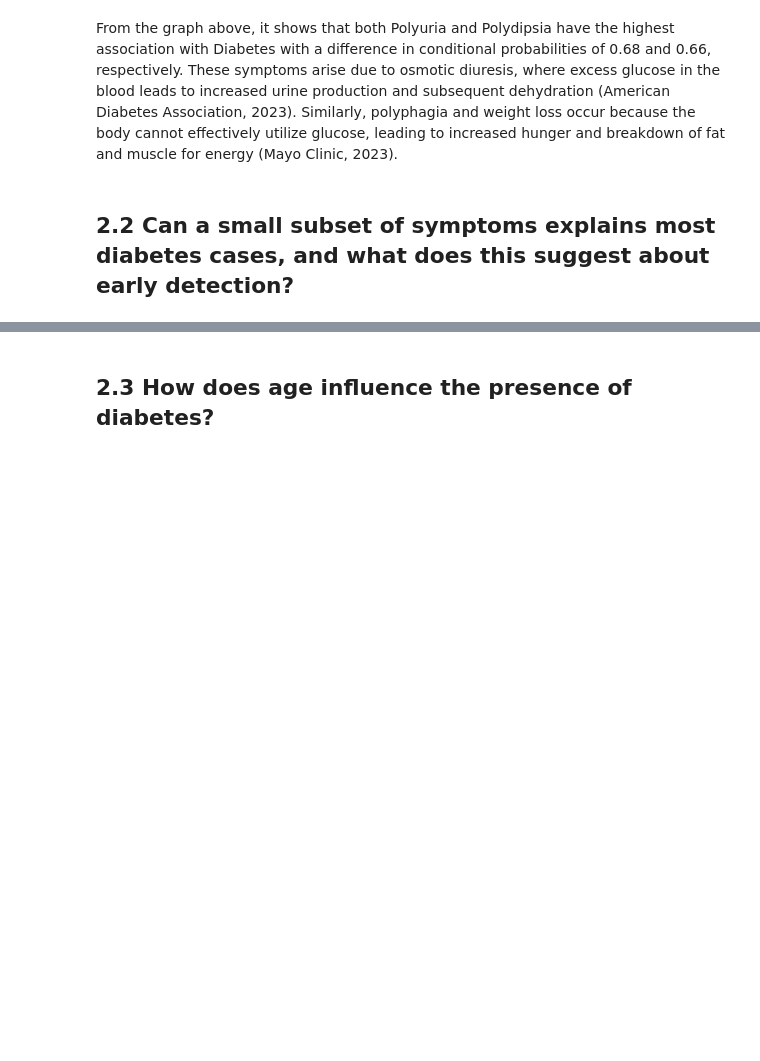
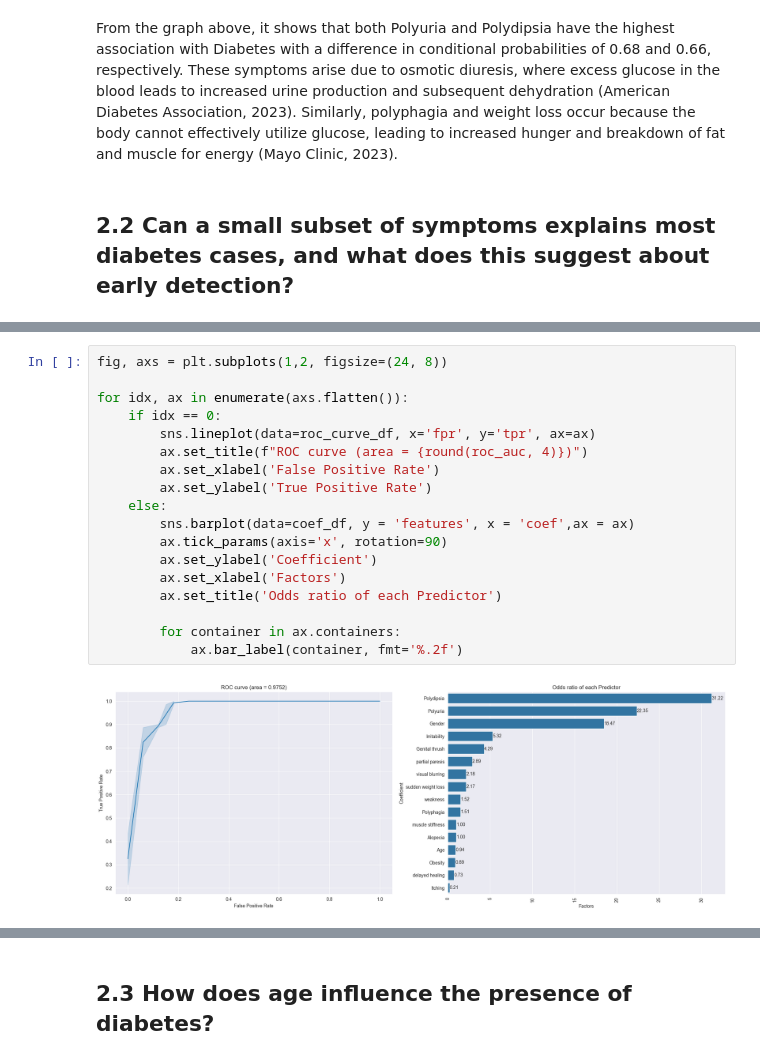
Before and after one commit to oo-Kwago-oo/diabetes-analysis-blog, a Jupyter notebook: analysis/final_analysis.ipynb, the cells around one changed output, grey strips where cells are left out. Saved outputs shown, nothing was run; the diff lists cells and outputs as text; blank space fills up the shorter version.

```diff
--- a/analysis/final_analysis.ipynb
+++ b/analysis/final_analysis.ipynb
@@ -149,0 +192,20 @@ From the graph above, it shows that both Polyuria and Polydipsia have the highes
+# %%
+fig, axs = plt.subplots(1,2, figsize=(24, 8))
+
+for idx, ax in enumerate(axs.flatten()):
+    if idx == 0:
+        sns.lineplot(data=roc_curve_df, x='fpr', y='tpr', ax=ax)
+        ax.set_title(f"ROC curve (area = {round(roc_auc, 4)})")
+        ax.set_xlabel('False Positive Rate')
+        ax.set_ylabel('True Positive Rate')
+    else:
+        sns.barplot(data=coef_df, y = 'features', x = 'coef',ax = ax)
+        ax.tick_params(axis='x', rotation=90)
+        ax.set_ylabel('Coefficient')
+        ax.set_xlabel('Factors')
+        ax.set_title('Odds ratio of each Predictor')
+
+        for container in ax.containers:
+            ax.bar_label(container, fmt='%.2f')
+# %% [output]
+[figure, added]
```
Also changed, not shown: parts of 17 cells of this notebook, 1 other file.
